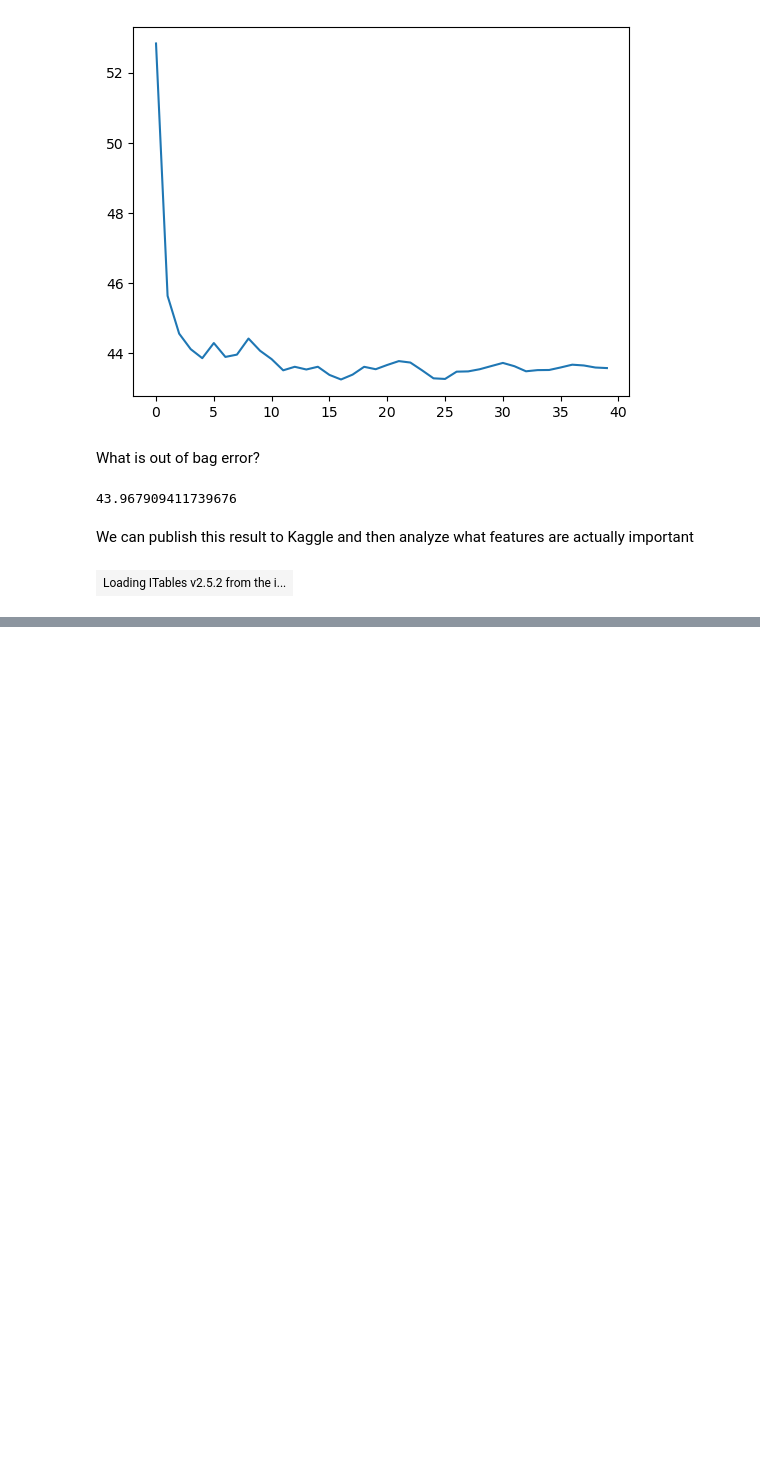
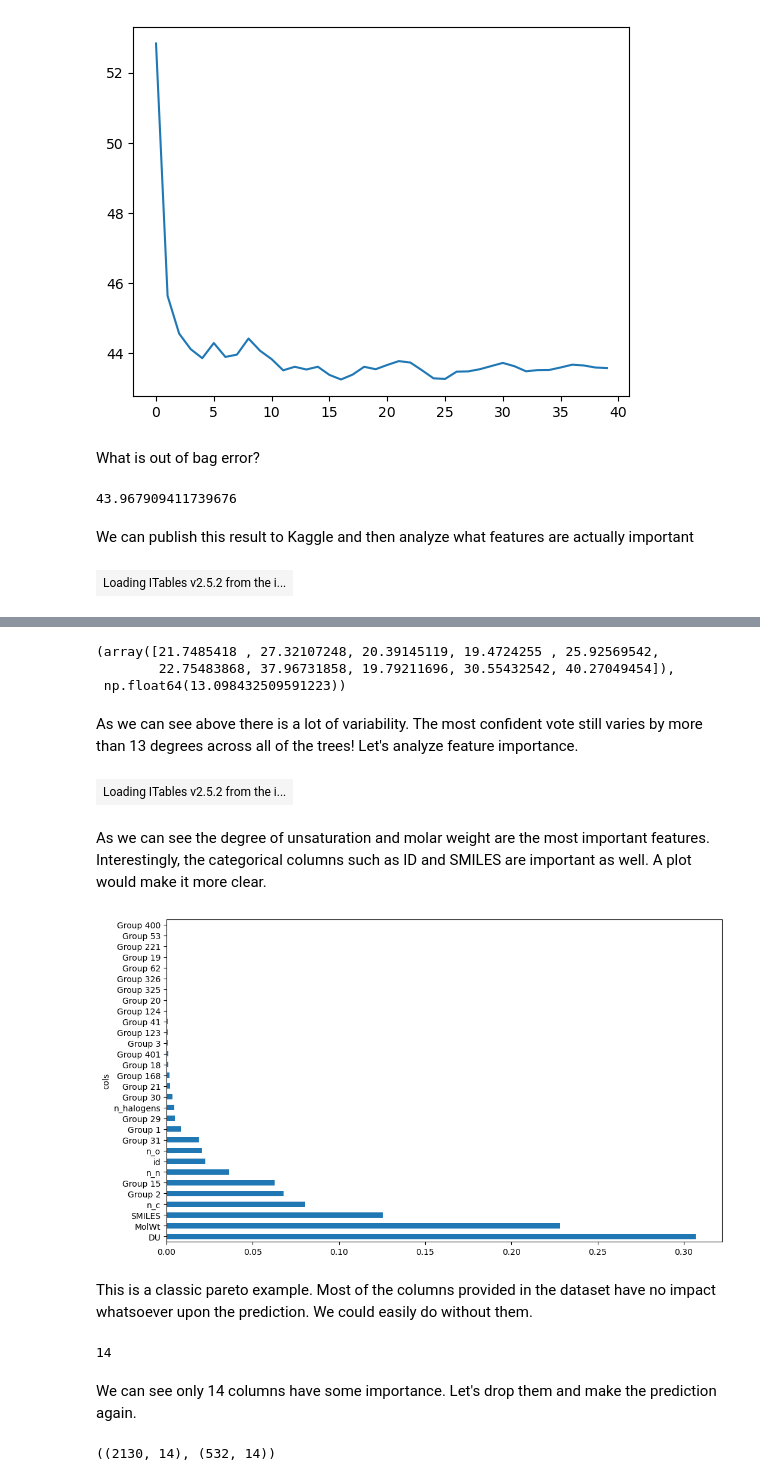
Before and after one commit to Nik0k01/melting-point-competition, a Jupyter notebook: notebooks/03_random_forest.ipynb, the cells around one changed output, grey strips where cells are left out. Saved outputs shown, nothing was run; the diff lists cells and outputs as text; code cells hidden in the pictures; blank space fills up the shorter version.

Commit message:
Feature importance analysis

```diff
--- a/notebooks/03_random_forest.ipynb
+++ b/notebooks/03_random_forest.ipynb
@@ -287,0 +292,42 @@ submission_csv.to_csv(sub_path, index=False)
+# %%
+std = preds.std(axis=0)
+std[:10], std.min()
+# %% [output]
+(array([21.7485418 , 27.32107248, 20.39145119, 19.4724255 , 25.92569542,
+        22.75483868, 37.96731858, 19.79211696, 30.55432542, 40.27049454]),
+ np.float64(13.098432509591223))
+# %% [markdown]
+As we can see above there is a lot of variability. The most confident vote still varies by more than 13 degrees across all of the trees! Let's analyze feature importance.
+# %%
+def rf_feat_importance(m, df):
+    return pd.DataFrame({'cols':df.columns, 'imp':m.feature_importances_}
+                       ).sort_values('imp', ascending=False)
+# %%
+fi = rf_feat_importance(random_forest_model, xs)
+fi[:10]
+# %% [output]
+| Loading ITables v2.5.2 from the i... |
+# %% [markdown]
+As we can see the degree of unsaturation and molar weight are the most important features. Interestingly, the categorical columns such as ID and SMILES are important as well. A plot would make it more clear.
+# %%
+def plot_fi(fi):
+    return fi.plot('cols', 'imp', 'barh', figsize=(12,7), legend=False)
+
+plot_fi(fi[:30]);
+# %% [output]
+[figure, added]
+# %% [markdown]
+This is a classic pareto example. Most of the columns provided in the dataset have no impact whatsoever upon the prediction. We could easily do without them.
+# %%
+to_keep = fi[fi.imp>0.0025].cols
+len(to_keep)
+# %% [output]
+14
+# %% [markdown]
+We can see only 14 columns have some importance. Let's drop them and make the prediction again.
+# %%
+xs_imp = xs[to_keep]
+valid_xs_imp = valid_xs[to_keep]
+xs_imp.shape, valid_xs_imp.shape
+# %% [output]
+((2130, 14), (532, 14))
```
Also changed, not shown: parts of 9 cells of this notebook.
